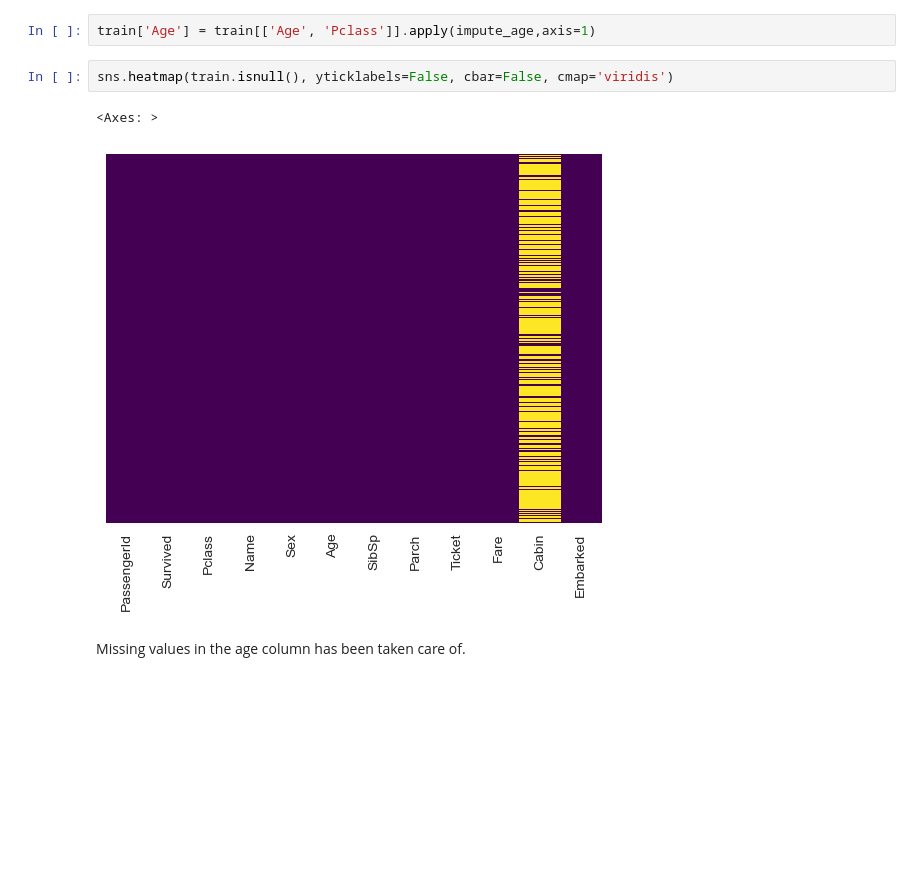
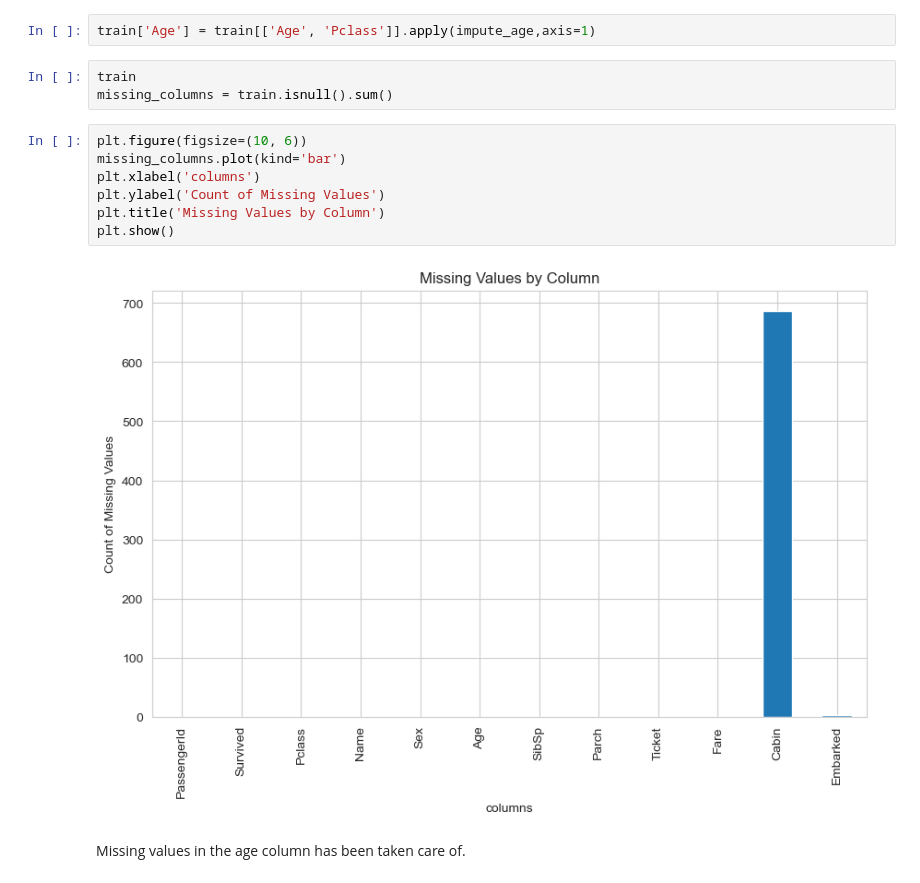
Before and after one commit to latleger/midterm_project, a Jupyter notebook: train_EDA.ipynb, the cells around one changed output. Saved outputs shown, nothing was run; the diff lists cells and outputs as text; blank space fills up the shorter version.

```diff
--- a/train_EDA.ipynb
+++ b/train_EDA.ipynb
@@ -139,11 +146,18 @@ def impute_age(cols):
 execute and confirm function
 # %%
 train['Age'] = train[['Age', 'Pclass']].apply(impute_age,axis=1)
-# %%
-sns.heatmap(train.isnull(), yticklabels=False, cbar=False, cmap='viridis')
-# %% [output]
-<Axes: >
-[figure, removed]
+# %%
+train
+missing_columns = train.isnull().sum()
+# %%
+plt.figure(figsize=(10, 6))
+missing_columns.plot(kind='bar')
+plt.xlabel('columns')
+plt.ylabel('Count of Missing Values')
+plt.title('Missing Values by Column')
+plt.show()
+# %% [output]
+[figure, added]
 # %% [markdown]
 Missing values in the age column has been taken care of.
 # %%
```
Also changed, not shown: parts of 9 cells of this notebook.
